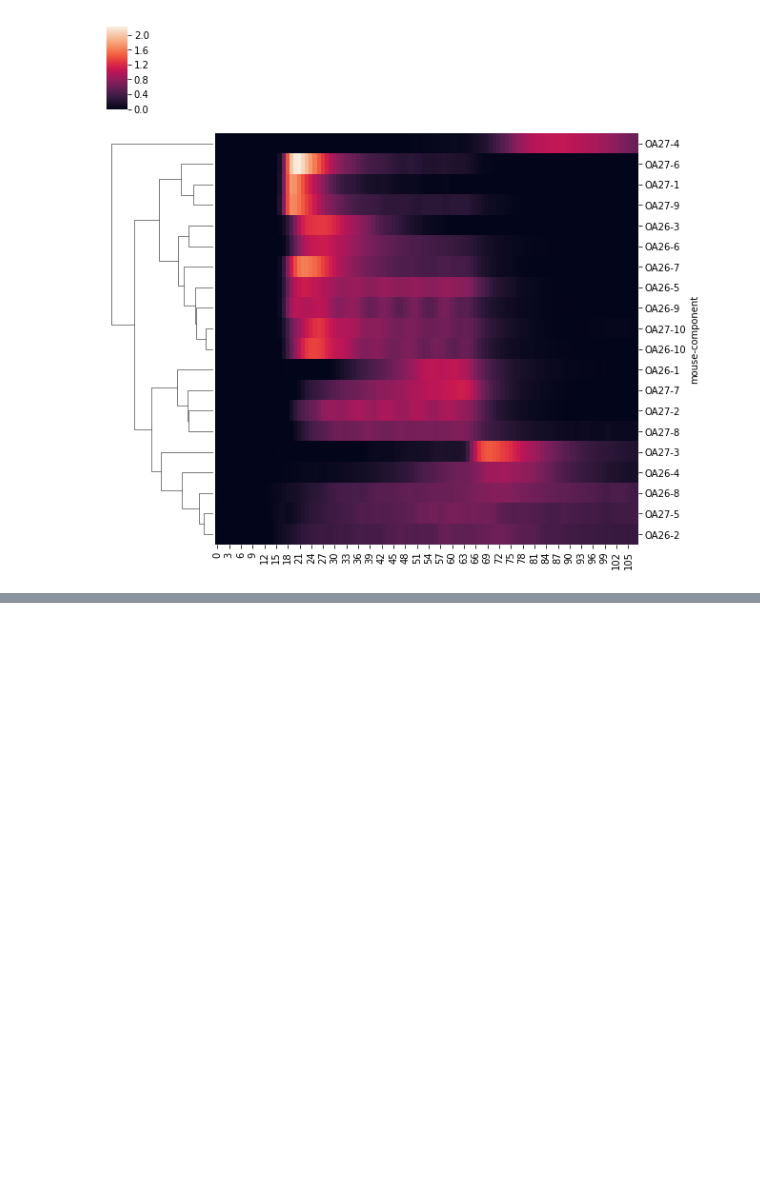
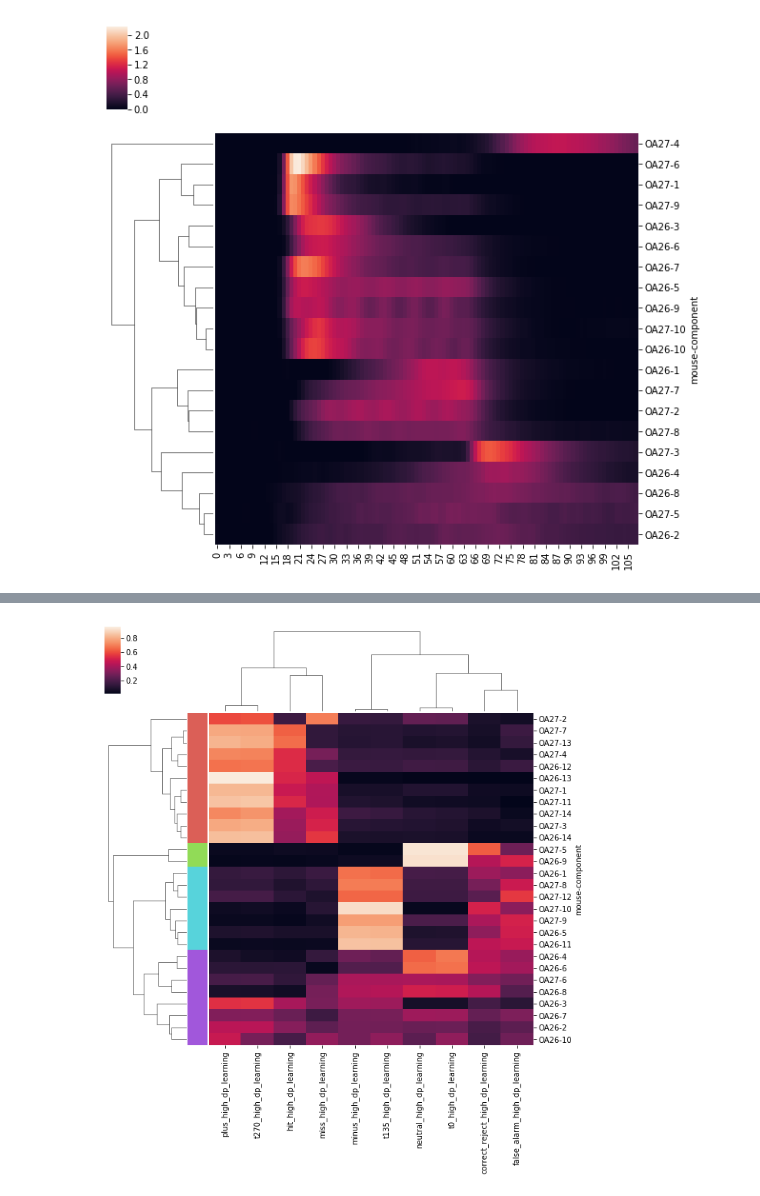
Before and after one commit to klmcguir/cascade, a Jupyter notebook: jupyter notebooks/stitching/Clustering across mice.ipynb, the cells around one changed output, grey strips where cells are left out. Drawn from its saved outputs; the diff is of its cells as text; code cells hidden in the pictures; blank space fills up the shorter version.

Commit message:
update to clustering functions

```diff
--- a/jupyter notebooks/stitching/Clustering across mice.ipynb
+++ b/jupyter notebooks/stitching/Clustering across mice.ipynb
@@ -282,7 +282,7 @@ g = sns.clustermap(all_tempo_df, col_cluster=False, )
 [figure]
 # %%
 import cascade as cas
-cas.cluster.trial_factors_across_mice_dprime(
+a, b = cas.cluster.trial_factors_across_mice_dprime(
         mice=['OA27', 'OA26'],
         trace_type='zscore_day',
         method='ncp_bcd',
@@ -302,0 +325,7 @@ TypeError: __init__() missing 1 required positional argument: 'mouse'
+# %%
+test = a.dropna(how='all')
+test = test.dropna(axis='columns')
+# %%
+cas.cluster.find_cluster_number(test, 4)
+# %% [output]
+[figure, added]
```
Also changed, not shown: parts of 2 cells of this notebook, 2 other files.
